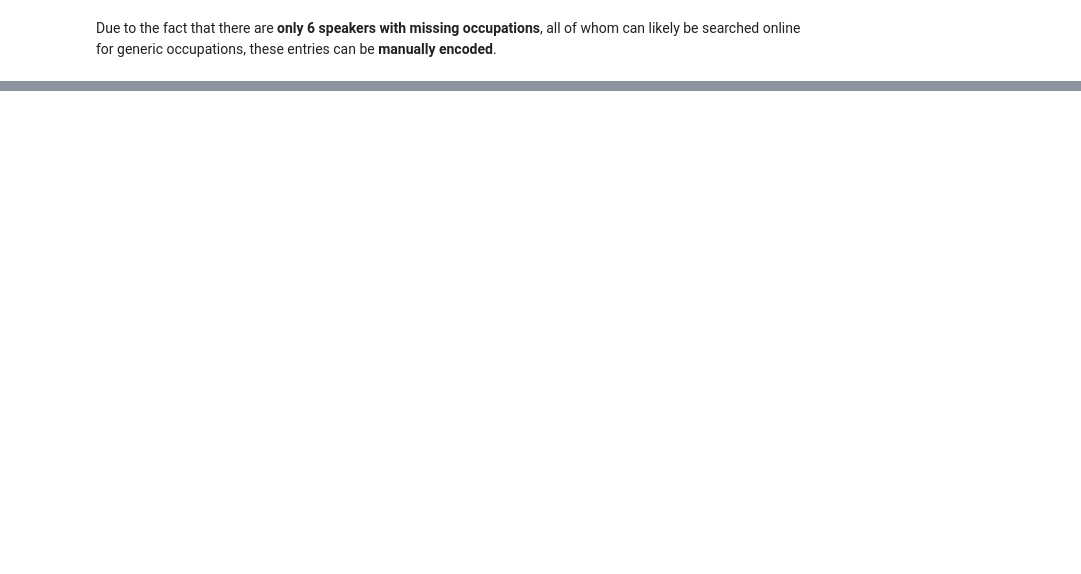
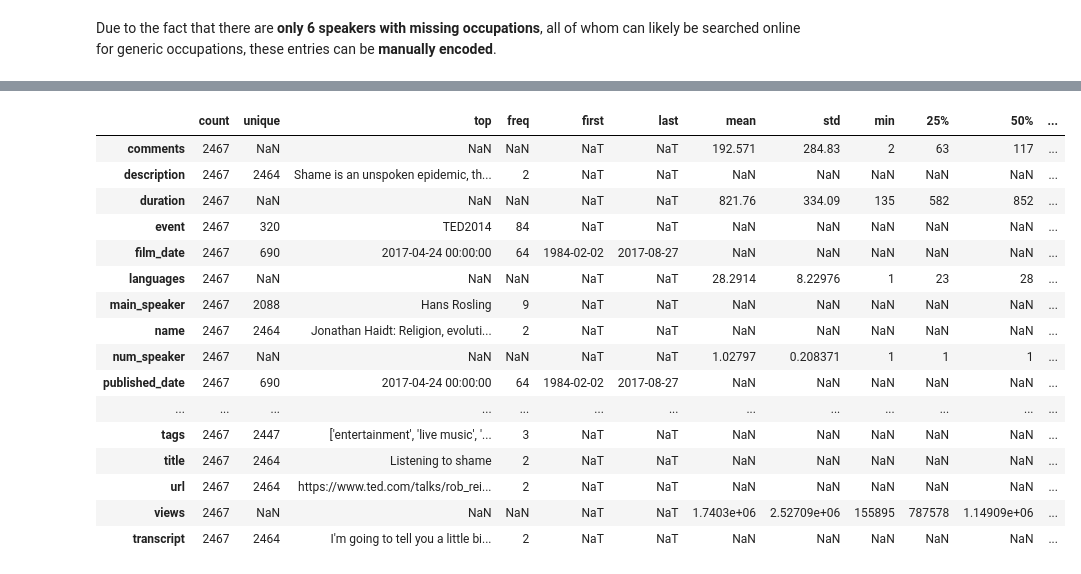
Before and after one commit to smeydell/Ted-Talk-NLP-Classification, a Jupyter notebook: Text NLP & Classification - Ted Talks.ipynb, the cells around one changed output, grey strips where cells are left out. Saved outputs shown, nothing was run; the diff lists cells and outputs as text; code cells hidden in the pictures; blank space fills up the shorter version.

```diff
--- a/Text NLP & Classification - Ted Talks.ipynb
+++ b/Text NLP & Classification - Ted Talks.ipynb
@@ -143,0 +180,9 @@ dtype: int64
+# %%
+# Update Category datatype, for data columns, to DateTime - initial dataset includes seconds so set unit = 's'
+TED_combined['film_date'] = pd.to_datetime(TED_combined['film_date'], unit = 's')
+TED_combined['published_date'] = pd.to_datetime(TED_combined['film_date'], unit = 's')
+# %%
+# Update Object datatype to Category
+for columns in TED_combined:
+    if TED_combined[columns].dtype == 'object':
+        TED_combined[columns] = TED_combined[columns].astype('category')
@@ -144,13 +258,2 @@ dtype: int64
 # %% [markdown]
 Due to the fact that there are **only 6 speakers with missing occupations**, all of whom can likely be searched online for generic occupations, these entries can be **manually encoded**.
-# %%
-# Create a list of speakers with missing occupations
-speakers = df['main_speaker'][df['speaker_occupation'].isna() == True].values.tolist()
-
-# create an, ordered, input list for respective speaker occupations (from online search)
-occupations_input = ['Designer', 'Entrepreneur', 'CEO', 'Inventor', 'Artist', 'Journalist']
-
-# for loop to update each speaker with respective occupation that was missig
-for speaker in speakers:
-    for occupation in occupations_input:
-        df['speaker_occupation'][df['main_speaker'] == speaker] = occupation
@@ -261,0 +269,11 @@ plt.xlabel('Occupation');
+# %%
+# Create a list of speakers with missing occupations
+speakers = TED_combined['main_speaker'][TED_combined['speaker_occupation'].isna() == True].values.tolist()
+
+# create an, ordered, input list for respective speaker occupations (from online search)
+occupations_input = ['Designer', 'Entrepreneur', 'CEO', 'Inventor', 'Artist', 'Journalist']
+
+# for loop to update each speaker with respective occupation that was missig
+for speaker in speakers:
+    for occupation in occupations_input:
+        TED_combined['speaker_occupation'][TED_combined['main_speaker'] == speaker] = occupation
@@ -261,0 +344,21 @@ plt.xlabel('Occupation');
+# %%
+# Run descriptive statistics summary for all variables - including categorical
+TED_combined.describe(include = 'all').T
+# %% [output]
+|  | count | unique | top | freq | first | last | mean | std | min | 25% | 50% | ... |
+| comments | 2467 | NaN | NaN | NaN | NaT | NaT | 192.571 | 284.83 | 2 | 63 | 117 | ... |
+| description | 2467 | 2464 | Shame is an unspoken epidemic, th... | 2 | NaT | NaT | NaN | NaN | NaN | NaN | NaN | ... |
+| duration | 2467 | NaN | NaN | NaN | NaT | NaT | 821.76 | 334.09 | 135 | 582 | 852 | ... |
+| event | 2467 | 320 | TED2014 | 84 | NaT | NaT | NaN | NaN | NaN | NaN | NaN | ... |
+| film_date | 2467 | 690 | 2017-04-24 00:00:00 | 64 | 1984-02-02 | 2017-08-27 | NaN | NaN | NaN | NaN | NaN | ... |
+| languages | 2467 | NaN | NaN | NaN | NaT | NaT | 28.2914 | 8.22976 | 1 | 23 | 28 | ... |
+| main_speaker | 2467 | 2088 | Hans Rosling | 9 | NaT | NaT | NaN | NaN | NaN | NaN | NaN | ... |
+| name | 2467 | 2464 | Jonathan Haidt: Religion, evoluti... | 2 | NaT | NaT | NaN | NaN | NaN | NaN | NaN | ... |
+| num_speaker | 2467 | NaN | NaN | NaN | NaT | NaT | 1.02797 | 0.208371 | 1 | 1 | 1 | ... |
+| published_date | 2467 | 690 | 2017-04-24 00:00:00 | 64 | 1984-02-02 | 2017-08-27 | NaN | NaN | NaN | NaN | NaN | ... |
+| ... | ... | ... | ... | ... | ... | ... | ... | ... | ... | ... | ... | ... |
+| tags | 2467 | 2447 | ['entertainment', 'live music', '... | 3 | NaT | NaT | NaN | NaN | NaN | NaN | NaN | ... |
+| title | 2467 | 2464 | Listening to shame | 2 | NaT | NaT | NaN | NaN | NaN | NaN | NaN | ... |
+| url | 2467 | 2464 | https://www.ted.com/talks/rob_rei... | 2 | NaT | NaT | NaN | NaN | NaN | NaN | NaN | ... |
+| views | 2467 | NaN | NaN | NaN | NaT | NaT | 1.7403e+06 | 2.52709e+06 | 155895 | 787578 | 1.14909e+06 | ... |
+| transcript | 2467 | 2464 | I'm going to tell you a little bi... | 2 | NaT | NaT | NaN | NaN | NaN | NaN | NaN | ... |
```
Also changed, not shown: parts of 87 cells of this notebook.
